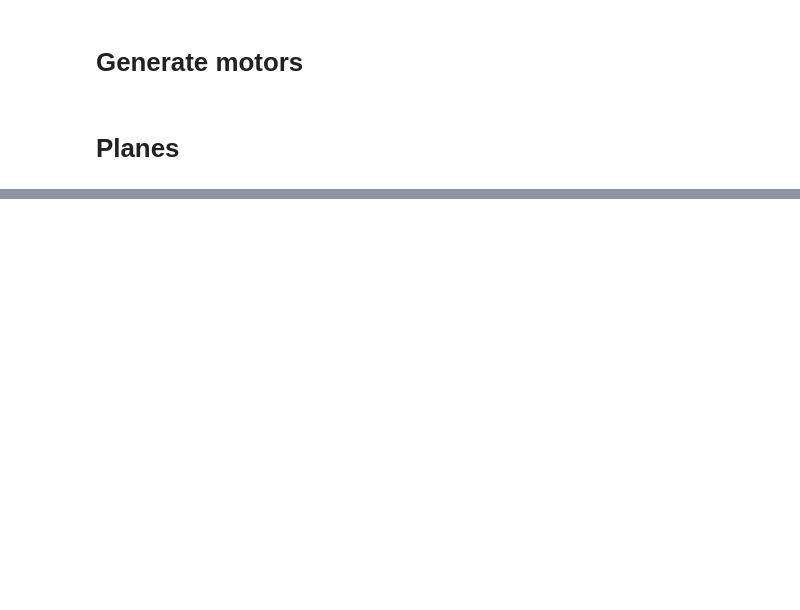
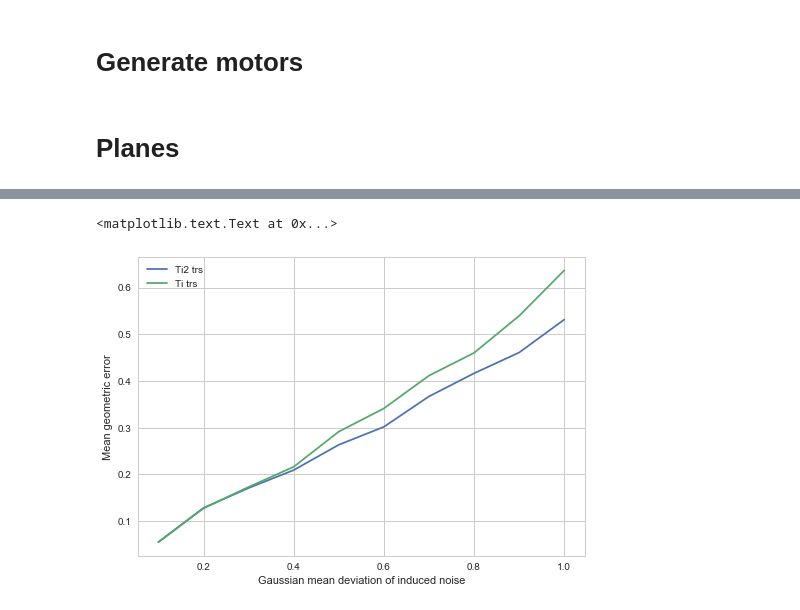
Before and after one commit to tingelst/game, a Jupyter notebook: python/Experiments-v2-Planes.ipynb, the cells around one changed output, grey strips where cells are left out. Saved outputs shown, nothing was run; the diff lists cells and outputs as text; code cells hidden in the pictures; blank space fills up the shorter version.

```diff
--- a/python/Experiments-v2-Planes.ipynb
+++ b/python/Experiments-v2-Planes.ipynb
@@ -167,0 +235,13 @@ ax.set_xlabel('Gaussian mean deviation of induced noise')
+# %%
+fig, ax = plt.subplots(1)
+# ax.plot(noise_levels, d['VD']['trs'], label='VD trs')
+
+ax.plot(noise_levels, d['Ti2']['trs'], label='Ti2 trs')
+ax.plot(noise_levels, d['Ti']['trs'], label='Ti trs')
+
+ax.legend(frameon=False, loc=2)
+ax.set_ylabel('Mean geometric error')
+ax.set_xlabel('Gaussian mean deviation of induced noise')
+# %% [output]
+<matplotlib.text.Text at 0x...>
+[figure, added]
```
Also changed, not shown: parts of 9 cells of this notebook, 11 other files.
